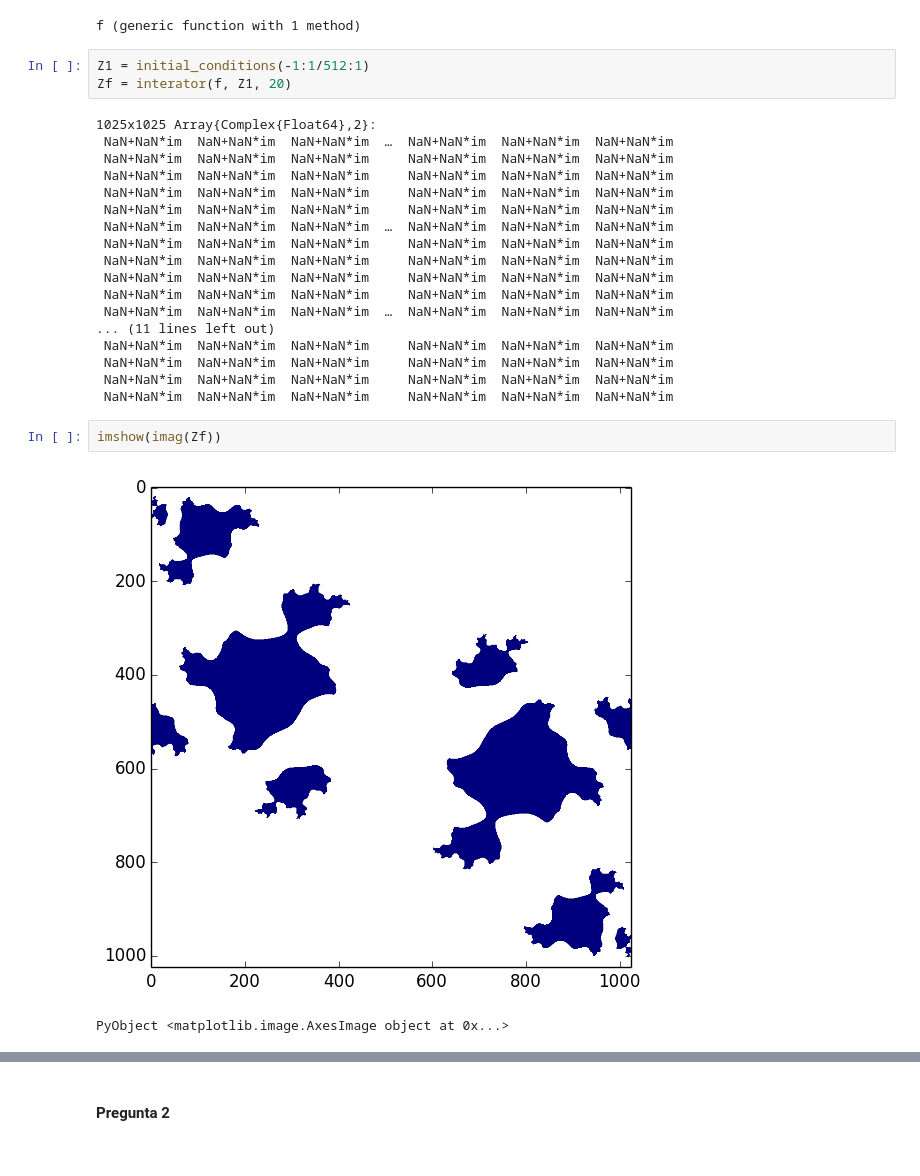
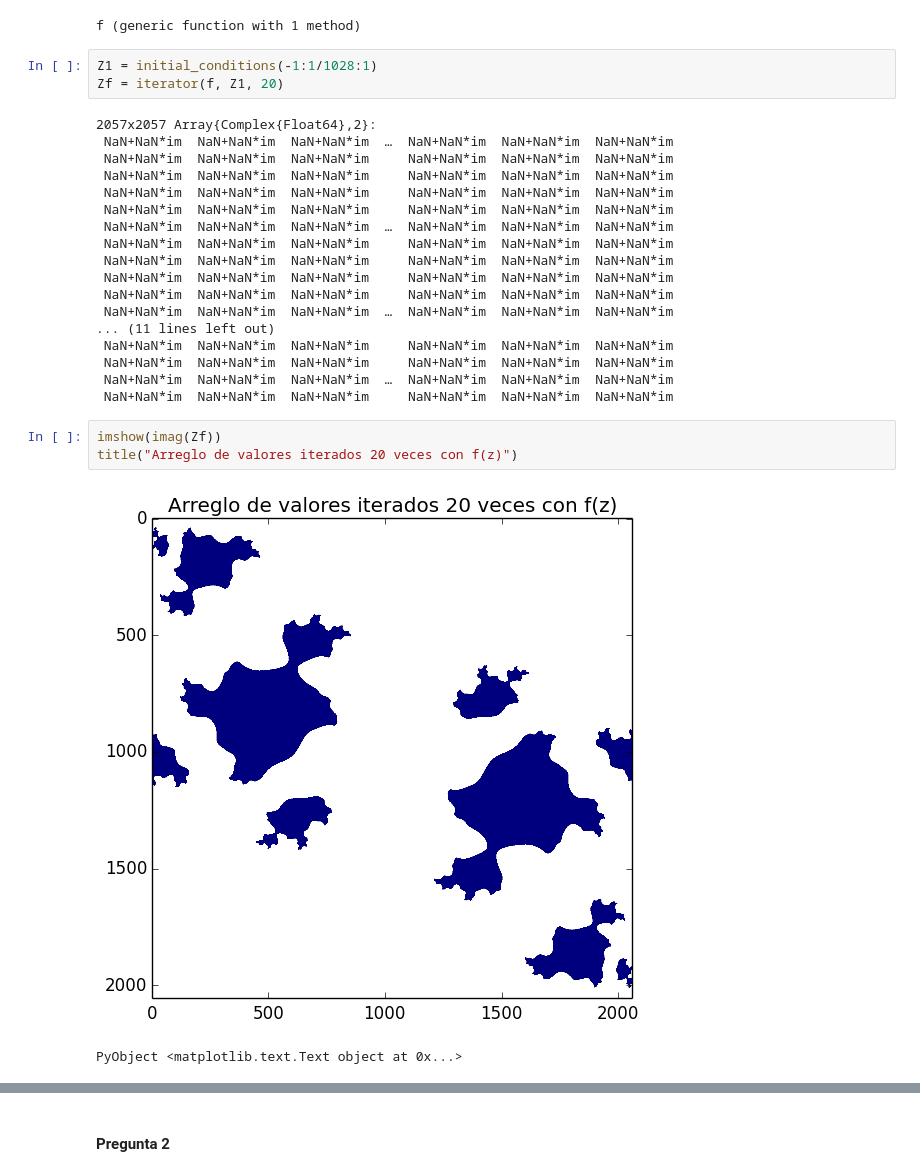
Before and after one commit to lbenet/2017-1_TSFisComp, a Jupyter notebook: tareas/claudio/Tarea_02_Miguel_Raz_Claudio_Pierard.ipynb, the cells around one changed output, grey strips where cells are left out. Drawn from its saved outputs; the diff is of its cells as text.

```diff
--- a/tareas/claudio/Tarea_02_Miguel_Raz_Claudio_Pierard.ipynb
+++ b/tareas/claudio/Tarea_02_Miguel_Raz_Claudio_Pierard.ipynb
@@ -75,10 +75,10 @@ f(z) = z^2 + (0.12256484161600012 - 0.74486407104im)
 # %% [output]
 f (generic function with 1 method)
 # %%
-Z1 = initial_conditions(-1:1/512:1)
-Zf = interator(f, Z1, 20)
+Z1 = initial_conditions(-1:1/1028:1)
+Zf = iterator(f, Z1, 20)
 # %% [output]
-1025x1025 Array{Complex{Float64},2}:
+2057x2057 Array{Complex{Float64},2}:
  NaN+NaN*im  NaN+NaN*im  NaN+NaN*im  …  NaN+NaN*im  NaN+NaN*im  NaN+NaN*im
  NaN+NaN*im  NaN+NaN*im  NaN+NaN*im     NaN+NaN*im  NaN+NaN*im  NaN+NaN*im
  NaN+NaN*im  NaN+NaN*im  NaN+NaN*im     NaN+NaN*im  NaN+NaN*im  NaN+NaN*im
@@ -93,13 +93,14 @@ Zf = interator(f, Z1, 20)
 ... (11 lines left out)
  NaN+NaN*im  NaN+NaN*im  NaN+NaN*im     NaN+NaN*im  NaN+NaN*im  NaN+NaN*im
  NaN+NaN*im  NaN+NaN*im  NaN+NaN*im     NaN+NaN*im  NaN+NaN*im  NaN+NaN*im
+ NaN+NaN*im  NaN+NaN*im  NaN+NaN*im  …  NaN+NaN*im  NaN+NaN*im  NaN+NaN*im
  NaN+NaN*im  NaN+NaN*im  NaN+NaN*im     NaN+NaN*im  NaN+NaN*im  NaN+NaN*im
- NaN+NaN*im  NaN+NaN*im  NaN+NaN*im     NaN+NaN*im  NaN+NaN*im  NaN+NaN*im
-# %%
-imshow(imag(Zf))
-# %% [output]
-[figure, removed]
-PyObject <matplotlib.image.AxesImage object at 0x...>
+# %%
+imshow(imag(Zf))
+title("Arreglo de valores iterados 20 veces con f(z)")
+# %% [output]
+[figure, added]
+PyObject <matplotlib.text.Text object at 0x...>
 # %%
 Z_ri = real(Zf) .- imag(Zf)
 imshow(Z_ri)
```
Also changed, not shown: parts of 12 cells of this notebook.
